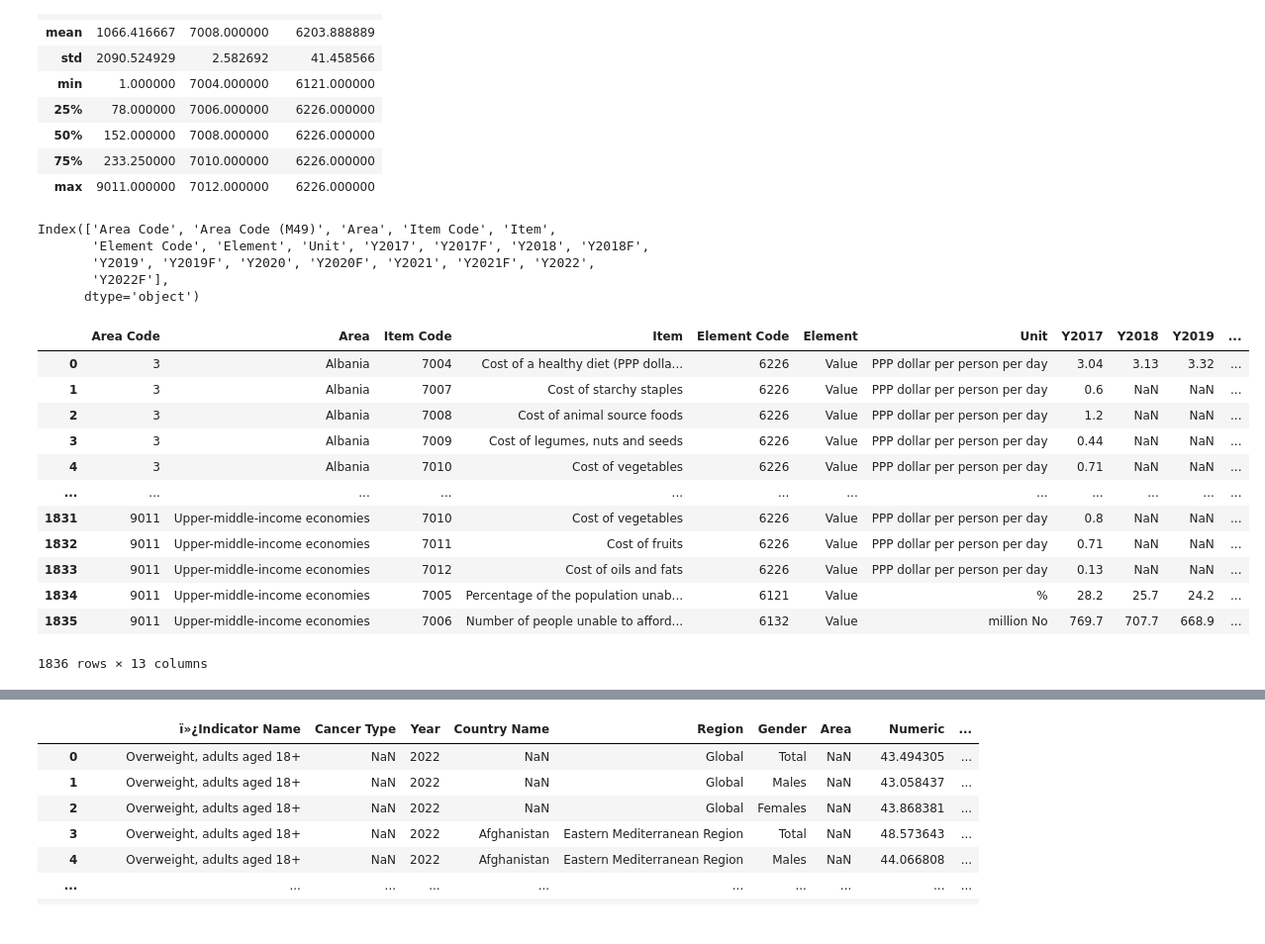
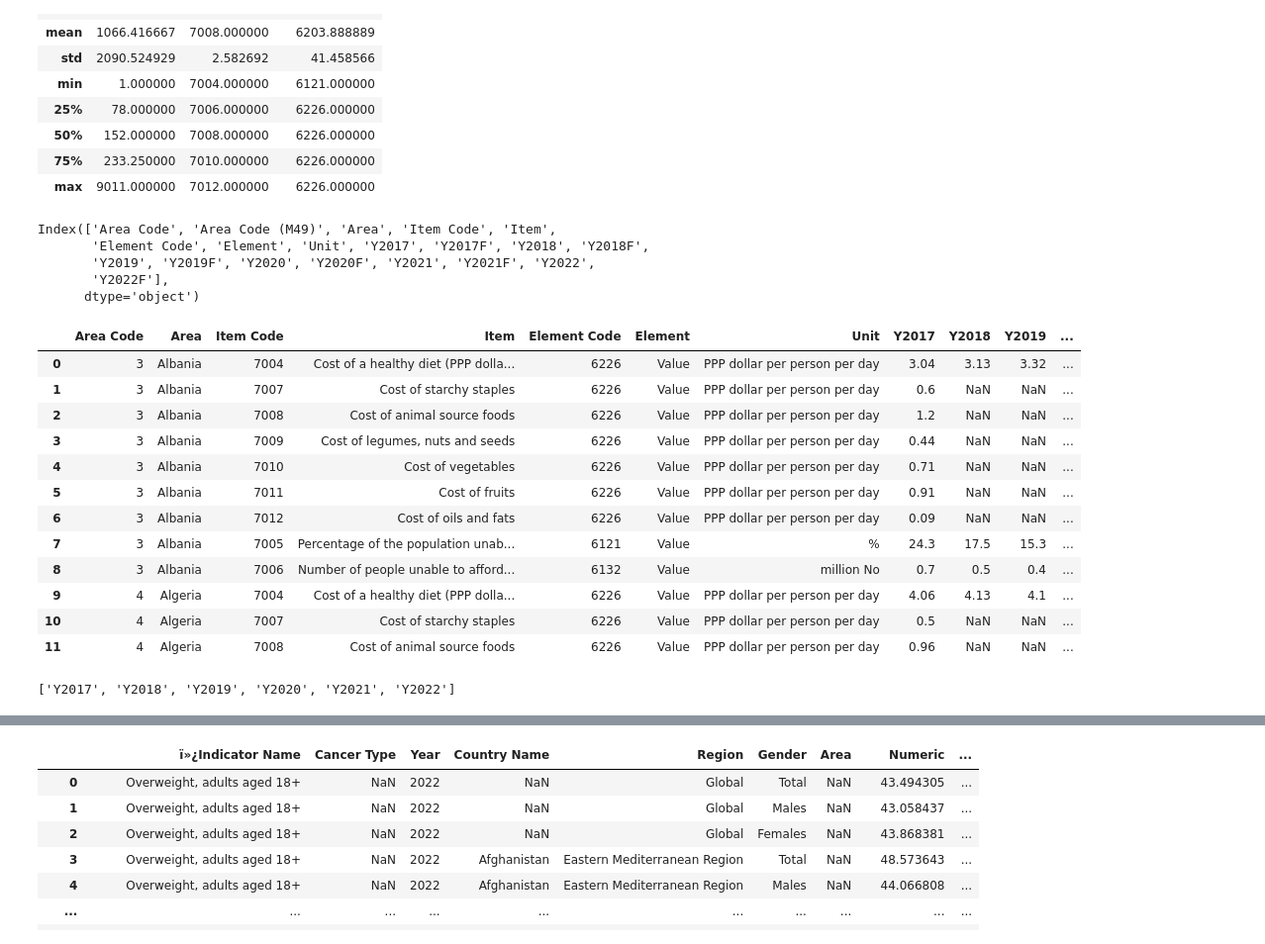
Before and after one commit to janettelau/consumption-patterns, a Jupyter notebook: reading_files_cleaning.ipynb, the cells around one changed output, grey strips where cells are left out. Shown: that part at 99% size. Cells and saved outputs as stored; diff of their text form; code cells hidden in the pictures.

Commit message:
cleaned the income and COAHD data files

```diff
--- a/reading_files_cleaning.ipynb
+++ b/reading_files_cleaning.ipynb
@@ -128,32 +312,40 @@ coahd_df.describe()
 | 50% | 152.000000 | 7008.000000 | 6226.000000 |
 | 75% | 233.250000 | 7010.000000 | 6226.000000 |
 | max | 9011.000000 | 7012.000000 | 6226.000000 |
-# %%
-cols = coahd_df.columns
-cols
-# %% [output]
-Index(['Area Code', 'Area Code (M49)', 'Area', 'Item Code', 'Item',
-       'Element Code', 'Element', 'Unit', 'Y2017', 'Y2017F', 'Y2018', 'Y2018F',
-       'Y2019', 'Y2019F', 'Y2020', 'Y2020F', 'Y2021', 'Y2021F', 'Y2022',
-       'Y2022F'],
-      dtype='object')
+# %%
+# Get a list of columns
+cols = coahd_df.columns
+cols
+# %% [output]
+Index(['Area Code', 'Area Code (M49)', 'Area', 'Item Code', 'Item',
+       'Element Code', 'Element', 'Unit', 'Y2017', 'Y2017F', 'Y2018', 'Y2018F',
+       'Y2019', 'Y2019F', 'Y2020', 'Y2020F', 'Y2021', 'Y2021F', 'Y2022',
+       'Y2022F'],
+      dtype='object')
 # %%
+#Create a new df with desired columns
 new_coahd_df =coahd_df[['Area Code', 'Area', 'Item Code', 'Item',
        'Element Code', 'Element', 'Unit', 'Y2017',  'Y2018',
        'Y2019',  'Y2020',  'Y2021',  'Y2022',
        ]]
-new_coahd_df
+new_coahd_df.head(12)
 # %% [output]
 |  | Area Code | Area | Item Code | Item | Element Code | Element | Unit | Y2017 | Y2018 | Y2019 | ... |
 | 0 | 3 | Albania | 7004 | Cost of a healthy diet (PPP dolla... | 6226 | Value | PPP dollar per person per day | 3.04 | 3.13 | 3.32 | ... |
 | 1 | 3 | Albania | 7007 | Cost of starchy staples | 6226 | Value | PPP dollar per person per day | 0.6 | NaN | NaN | ... |
 | 2 | 3 | Albania | 7008 | Cost of animal source foods | 6226 | Value | PPP dollar per person per day | 1.2 | NaN | NaN | ... |
 | 3 | 3 | Albania | 7009 | Cost of legumes, nuts and seeds | 6226 | Value | PPP dollar per person per day | 0.44 | NaN | NaN | ... |
 | 4 | 3 | Albania | 7010 | Cost of vegetables | 6226 | Value | PPP dollar per person per day | 0.71 | NaN | NaN | ... |
-| ... | ... | ... | ... | ... | ... | ... | ... | ... | ... | ... | ... |
-| 1831 | 9011 | Upper-middle-income economies | 7010 | Cost of vegetables | 6226 | Value | PPP dollar per person per day | 0.8 | NaN | NaN | ... |
-| 1832 | 9011 | Upper-middle-income economies | 7011 | Cost of fruits | 6226 | Value | PPP dollar per person per day | 0.71 | NaN | NaN | ... |
-| 1833 | 9011 | Upper-middle-income economies | 7012 | Cost of oils and fats | 6226 | Value | PPP dollar per person per day | 0.13 | NaN | NaN | ... |
-| 1834 | 9011 | Upper-middle-income economies | 7005 | Percentage of the population unab... | 6121 | Value | % | 28.2 | 25.7 | 24.2 | ... |
-| 1835 | 9011 | Upper-middle-income economies | 7006 | Number of people unable to afford... | 6132 | Value | million No | 769.7 | 707.7 | 668.9 | ... |
+| 5 | 3 | Albania | 7011 | Cost of fruits | 6226 | Value | PPP dollar per person per day | 0.91 | NaN | NaN | ... |
+| 6 | 3 | Albania | 7012 | Cost of oils and fats | 6226 | Value | PPP dollar per person per day | 0.09 | NaN | NaN | ... |
+| 7 | 3 | Albania | 7005 | Percentage of the population unab... | 6121 | Value | % | 24.3 | 17.5 | 15.3 | ... |
+| 8 | 3 | Albania | 7006 | Number of people unable to afford... | 6132 | Value | million No | 0.7 | 0.5 | 0.4 | ... |
+| 9 | 4 | Algeria | 7004 | Cost of a healthy diet (PPP dolla... | 6226 | Value | PPP dollar per person per day | 4.06 | 4.13 | 4.1 | ... |
+| 10 | 4 | Algeria | 7007 | Cost of starchy staples | 6226 | Value | PPP dollar per person per day | 0.5 | NaN | NaN | ... |
+| 11 | 4 | Algeria | 7008 | Cost of animal source foods | 6226 | Value | PPP dollar per person per day | 0.96 | NaN | NaN | ... |
-1836 rows × 13 columns
+# %%
+# Verifying for columns with NaN
+columns_with_nan = new_coahd_df.columns[new_coahd_df.isna().any()].tolist()
+columns_with_nan
+# %% [output]
+['Y2017', 'Y2018', 'Y2019', 'Y2020', 'Y2021', 'Y2022']
```
Also changed, not shown: parts of 28 cells of this notebook.
